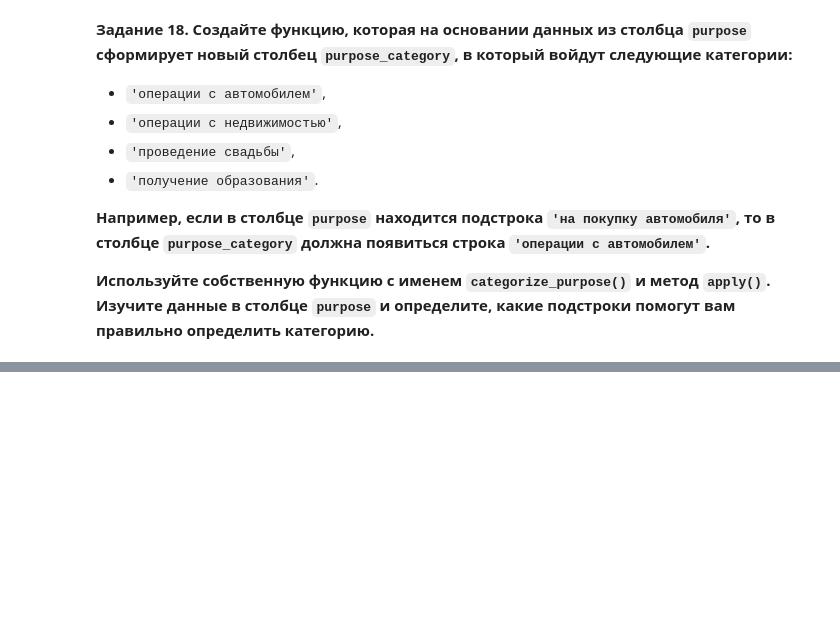
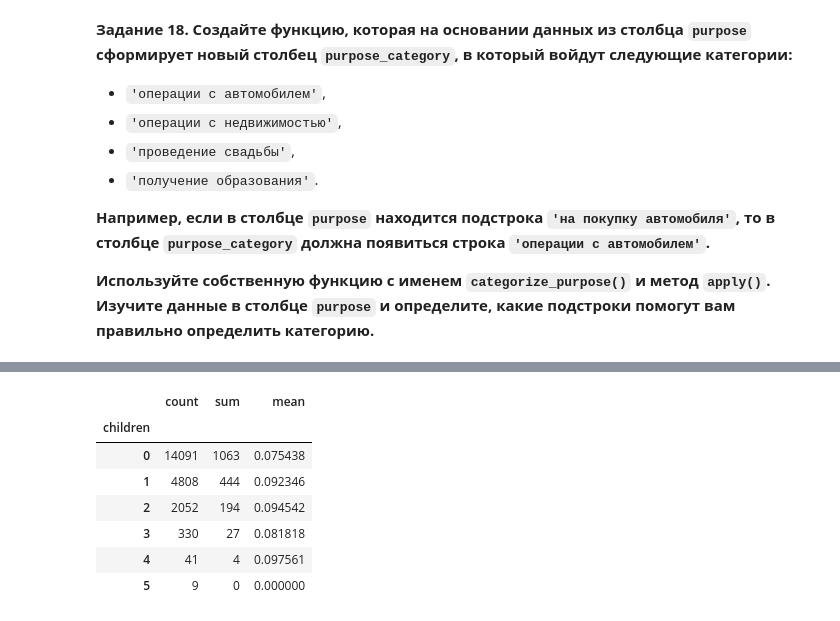
Before and after one commit to delffine/delffine-analitica, a Jupyter notebook: sprint02/sprint02-norev.ipynb, the cells around one changed output, grey strips where cells are left out. Drawn from its saved outputs; the diff is of its cells as text; code cells hidden in the pictures; blank space fills up the shorter version.

```diff
--- a/sprint02/sprint02-norev.ipynb
+++ b/sprint02/sprint02-norev.ipynb
@@ -269,0 +332,12 @@ data['purpose_category'] = data['purpose'].apply(categorize_purpose)
+# %%
+# Код ревьюера
+data.groupby('children')['debt'].agg(['count', 'sum', 'mean'])
+# %% [output]
+|  | count | sum | mean |
+| children |  |  |  |
+| 0 | 14091 | 1063 | 0.075438 |
+| 1 | 4808 | 444 | 0.092346 |
+| 2 | 2052 | 194 | 0.094542 |
+| 3 | 330 | 27 | 0.081818 |
+| 4 | 41 | 4 | 0.097561 |
+| 5 | 9 | 0 | 0.000000 |
```
Also changed, not shown: parts of 65 cells of this notebook.
